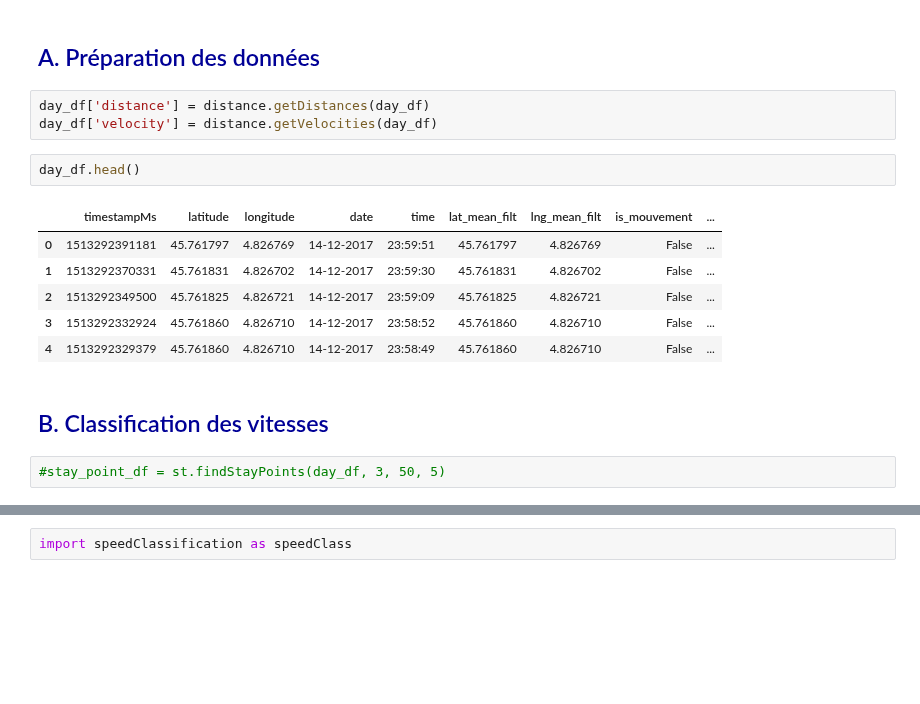
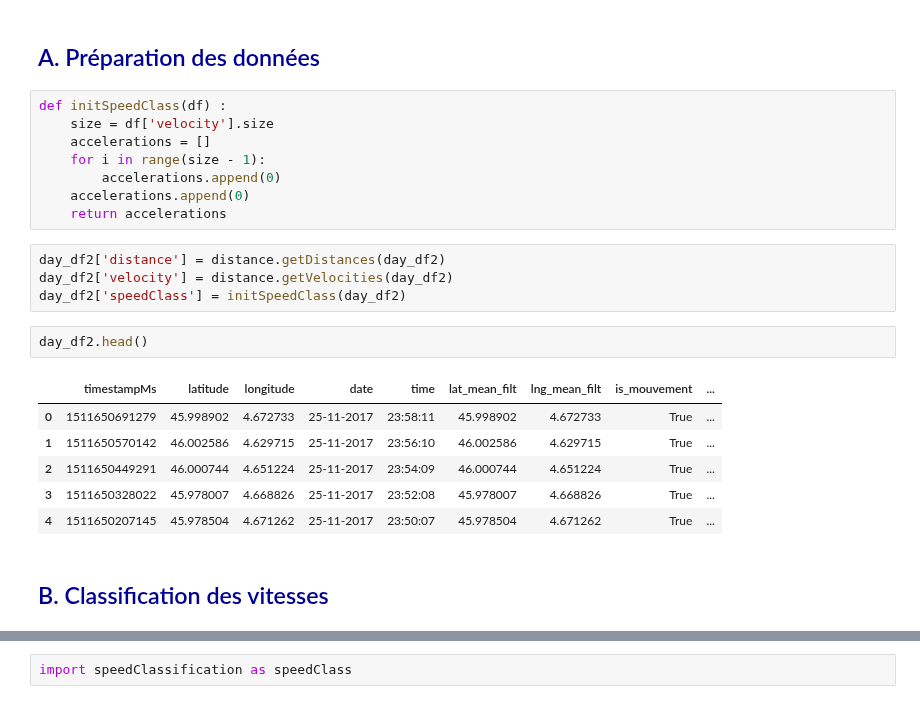
Before and after one commit to AmigoCap/GPSFlow, a Jupyter notebook: 4-StayPoint.ipynb, the cells around one changed output, grey strips where cells are left out. Saved outputs shown, nothing was run; the diff lists cells and outputs as text; blank space fills up the shorter version.

```diff
--- a/4-StayPoint.ipynb
+++ b/4-StayPoint.ipynb
@@ -308,22 +309,29 @@ On remarque donc que l'algorithme semble très bien fonctionner pour la détecti
 <h1 style="color:rgb(150,0,0)">  III. Classification des vitesses au sein d'un segment</h1>
 # %% [markdown]
 <h2 style="color:rgb(0,0,150)"> A. Préparation des données</h2>
+# %%
+def initSpeedClass(df) :
+    size = df['velocity'].size
+    accelerations = []
+    for i in range(size - 1):
+        accelerations.append(0)
+    accelerations.append(0)
+    return accelerations
 # %%
-day_df['distance'] = distance.getDistances(day_df)
-day_df['velocity'] = distance.getVelocities(day_df)
+day_df2['distance'] = distance.getDistances(day_df2)
+day_df2['velocity'] = distance.getVelocities(day_df2)
+day_df2['speedClass'] = initSpeedClass(day_df2)
 # %%
-day_df.head()
+day_df2.head()
 # %% [output]
 |  | timestampMs | latitude | longitude | date | time | lat_mean_filt | lng_mean_filt | is_mouvement | ... |
-| 0 | 1513292391181 | 45.761797 | 4.826769 | 14-12-2017 | 23:59:51 | 45.761797 | 4.826769 | False | ... |
-| 1 | 1513292370331 | 45.761831 | 4.826702 | 14-12-2017 | 23:59:30 | 45.761831 | 4.826702 | False | ... |
-| 2 | 1513292349500 | 45.761825 | 4.826721 | 14-12-2017 | 23:59:09 | 45.761825 | 4.826721 | False | ... |
-| 3 | 1513292332924 | 45.761860 | 4.826710 | 14-12-2017 | 23:58:52 | 45.761860 | 4.826710 | False | ... |
-| 4 | 1513292329379 | 45.761860 | 4.826710 | 14-12-2017 | 23:58:49 | 45.761860 | 4.826710 | False | ... |
+| 0 | 1511650691279 | 45.998902 | 4.672733 | 25-11-2017 | 23:58:11 | 45.998902 | 4.672733 | True | ... |
+| 1 | 1511650570142 | 46.002586 | 4.629715 | 25-11-2017 | 23:56:10 | 46.002586 | 4.629715 | True | ... |
+| 2 | 1511650449291 | 46.000744 | 4.651224 | 25-11-2017 | 23:54:09 | 46.000744 | 4.651224 | True | ... |
+| 3 | 1511650328022 | 45.978007 | 4.668826 | 25-11-2017 | 23:52:08 | 45.978007 | 4.668826 | True | ... |
+| 4 | 1511650207145 | 45.978504 | 4.671262 | 25-11-2017 | 23:50:07 | 45.978504 | 4.671262 | True | ... |
 # %% [markdown]
 <h2 style="color:rgb(0,0,150)"> B. Classification des vitesses</h2>
-# %%
-#stay_point_df = st.findStayPoints(day_df, 3, 50, 5)
 # %%
 plt.figure(figsize=(12,8))
 plt.ylim(0,150)
```
Also changed, not shown: parts of 14 cells of this notebook.
